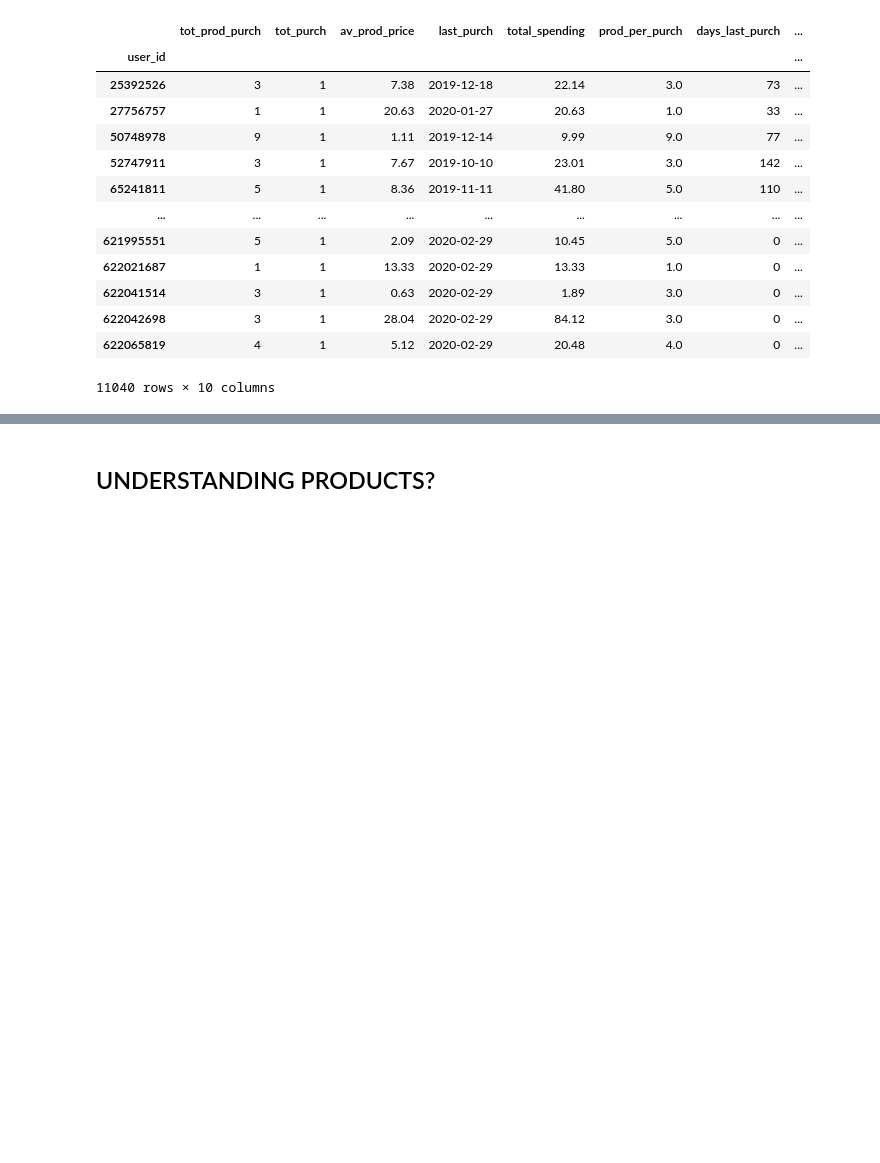
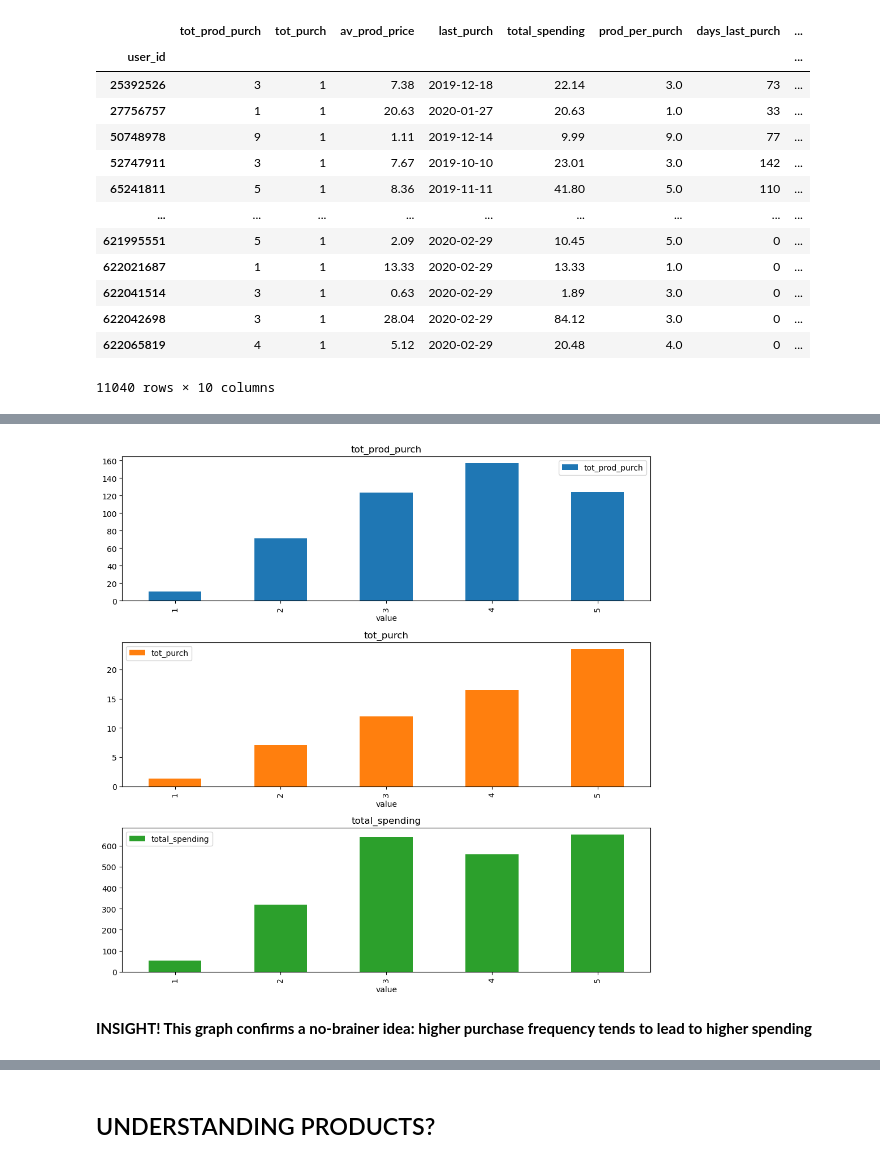
Before and after one commit to javierlopezm/Optimizacion_Ecommerce, a Jupyter notebook: Optimizacion_Ecommerce.ipynb, the cells around one changed output, grey strips where cells are left out. Saved outputs shown, nothing was run; the diff lists cells and outputs as text; code cells hidden in the pictures; blank space fills up the shorter version.

```diff
--- a/Optimizacion_Ecommerce.ipynb
+++ b/Optimizacion_Ecommerce.ipynb
@@ -858,0 +861,13 @@ df_ecom_userid
+# %%
+# Metrics and dimensions
+dimensions = ['Recency', 'Frequency', 'Monetary', 'RFM', 'value_']
+metrics = ['tot_prod_purch', 'tot_purch', 'total_spending']
+df_ecom_minicube = df_ecom_userid[dimensions + metrics]
+
+# Convert to transaccional the dimensions
+df_ecom_minicube = df_ecom_minicube.melt(id_vars=metrics)
+
+# Aggregation of metrics by variable and value with the desired functions
+df_ecom_minicube = df_ecom_minicube.groupby(['variable', 'value'], as_index=False)[metrics].mean()
+
+df_ecom_minicube
@@ -858,0 +899,7 @@ df_ecom_userid
+# %%
+df_ecom_minicube[df_ecom_minicube.variable == 'Frequency'].set_index('value').plot.bar(figsize=(10, 10) ,subplots=True, sharex=False);
+plt.tight_layout()
+# %% [output]
+[figure, added]
+# %% [markdown]
+**INSIGHT! This graph confirms a no-brainer idea: higher purchase frequency tends to lead to higher spending**
```
Also changed, not shown: parts of 20 cells of this notebook.
